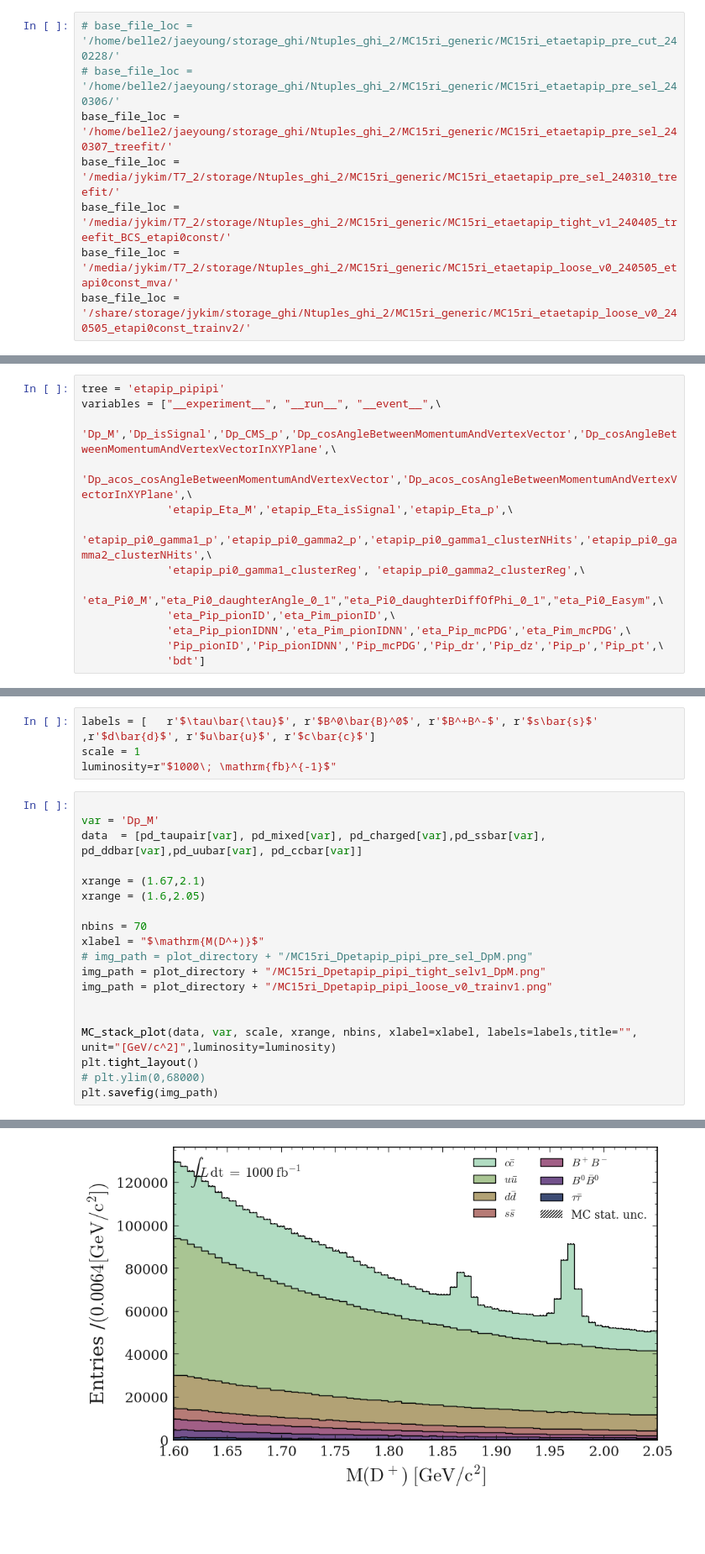
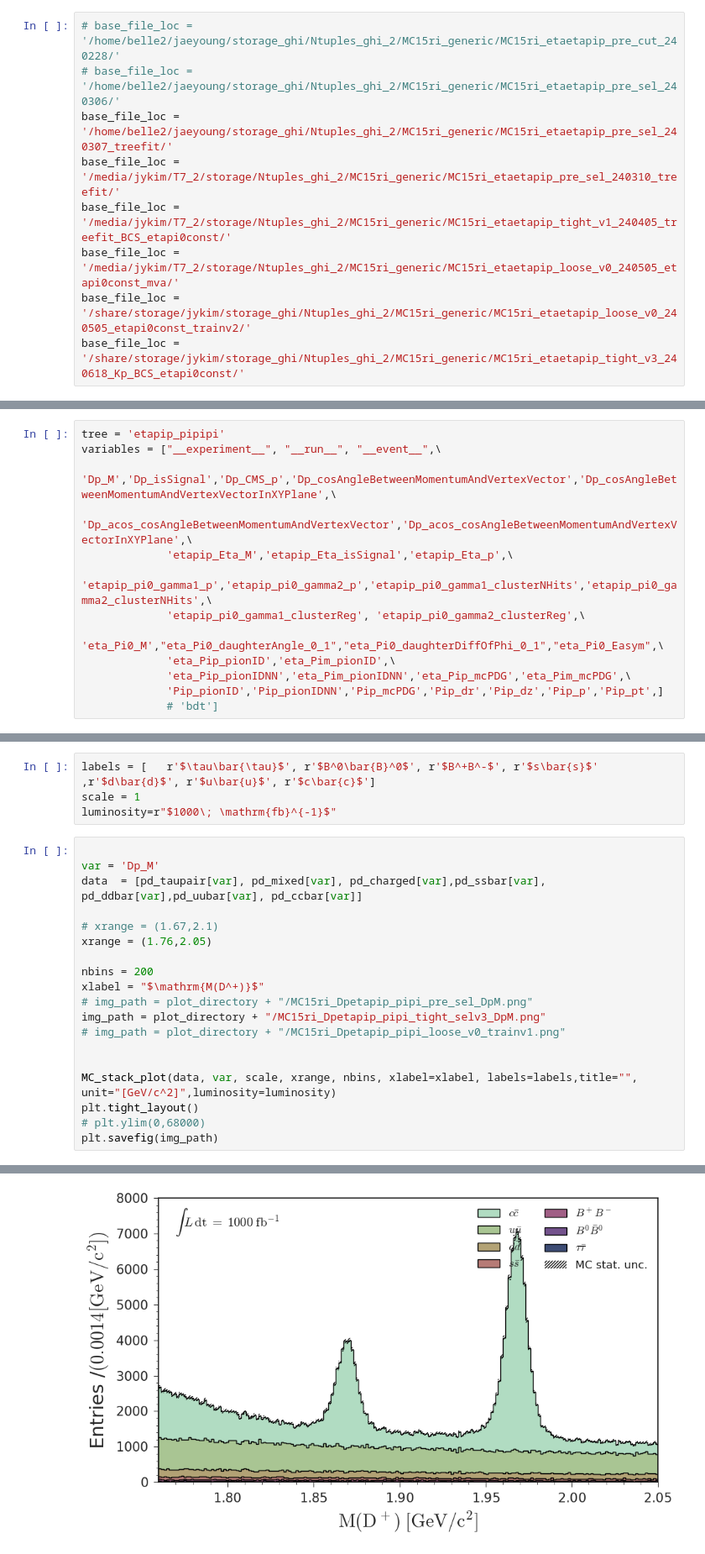
Before and after one commit to jykim-physics/DRAW_and_FITTING, a Jupyter notebook: main/Dpetapip/draw/MC15ri_etapip_pipi.ipynb, the cells around one changed output, grey strips where cells are left out. Shown at 84% size. Drawn from its saved outputs; the diff is of its cells as text; blank space fills up the shorter version.

```diff
--- a/main/Dpetapip/draw/MC15ri_etapip_pipi.ipynb
+++ b/main/Dpetapip/draw/MC15ri_etapip_pipi.ipynb
@@ -55,6 +55,7 @@ base_file_loc = '/media/jykim/T7_2/storage/Ntuples_ghi_2/MC15ri_generic/MC15ri_e
 base_file_loc = '/media/jykim/T7_2/storage/Ntuples_ghi_2/MC15ri_generic/MC15ri_etaetapip_tight_v1_240405_treefit_BCS_etapi0const/'
 base_file_loc = '/media/jykim/T7_2/storage/Ntuples_ghi_2/MC15ri_generic/MC15ri_etaetapip_loose_v0_240505_etapi0const_mva/'
 base_file_loc = '/share/storage/jykim/storage_ghi/Ntuples_ghi_2/MC15ri_generic/MC15ri_etaetapip_loose_v0_240505_etapi0const_trainv2/'
+base_file_loc = '/share/storage/jykim/storage_ghi/Ntuples_ghi_2/MC15ri_generic/MC15ri_etaetapip_tight_v3_240618_Kp_BCS_etapi0const/'
 # %%
 generic_ccbar = base_file_loc + 'ccbar/*.root'
 # phigamma_ccbar = base_file_loc + 'topo/generic_ccbar.root'
@@ -92,8 +93,8 @@ variables = ["__experiment__", "__run__", "__event__",\
              'eta_Pi0_M',"eta_Pi0_daughterAngle_0_1","eta_Pi0_daughterDiffOfPhi_0_1","eta_Pi0_Easym",\
              'eta_Pip_pionID','eta_Pim_pionID',\
              'eta_Pip_pionIDNN','eta_Pim_pionIDNN','eta_Pip_mcPDG','eta_Pim_mcPDG',\
-             'Pip_pionID','Pip_pionIDNN','Pip_mcPDG','Pip_dr','Pip_dz','Pip_p','Pip_pt',\
-             'bdt']
+             'Pip_pionID','Pip_pionIDNN','Pip_mcPDG','Pip_dr','Pip_dz','Pip_p','Pip_pt',]
+             # 'bdt']
 # %%
 pd_ccbar_0 = get_pd(file=generic_ccbar, tree=tree,base_filter=base_filter,variables=variables)
 pd_uubar_0 = get_pd(file=generic_uubar, tree=tree,base_filter=base_filter,variables=variables)
@@ -171,14 +172,14 @@ luminosity=r"$1000\; \mathrm{fb}^{-1}$"
 var = 'Dp_M'
 data  = [pd_taupair[var], pd_mixed[var], pd_charged[var],pd_ssbar[var], pd_ddbar[var],pd_uubar[var], pd_ccbar[var]]
 
-xrange = (1.67,2.1)
-xrange = (1.6,2.05)
+# xrange = (1.67,2.1)
+xrange = (1.76,2.05)
 
-nbins = 70
+nbins = 200
 xlabel = "$\mathrm{M(D^+)}$"
 # img_path = plot_directory + "/MC15ri_Dpetapip_pipi_pre_sel_DpM.png"
-img_path = plot_directory + "/MC15ri_Dpetapip_pipi_tight_selv1_DpM.png"
-img_path = plot_directory + "/MC15ri_Dpetapip_pipi_loose_v0_trainv1.png"
+img_path = plot_directory + "/MC15ri_Dpetapip_pipi_tight_selv3_DpM.png"
+# img_path = plot_directory + "/MC15ri_Dpetapip_pipi_loose_v0_trainv1.png"
 
 
 MC_stack_plot(data, var, scale, xrange, nbins, xlabel=xlabel, labels=labels,title="", unit="[GeV/c^2]",luminosity=luminosity)
@@ -198,4 +208,4 @@ fitst_bin_entries=129520.0
-[figure, old version]
+[figure, new version]
 # %%
 data  = [pd_taupair[var], pd_mixed[var], pd_charged[var],pd_ssbar[var], pd_ddbar[var],pd_uubar[var], pd_ccbar[var]]
 
```
Also changed, not shown: parts of 4 cells of this notebook, 5 other files.
